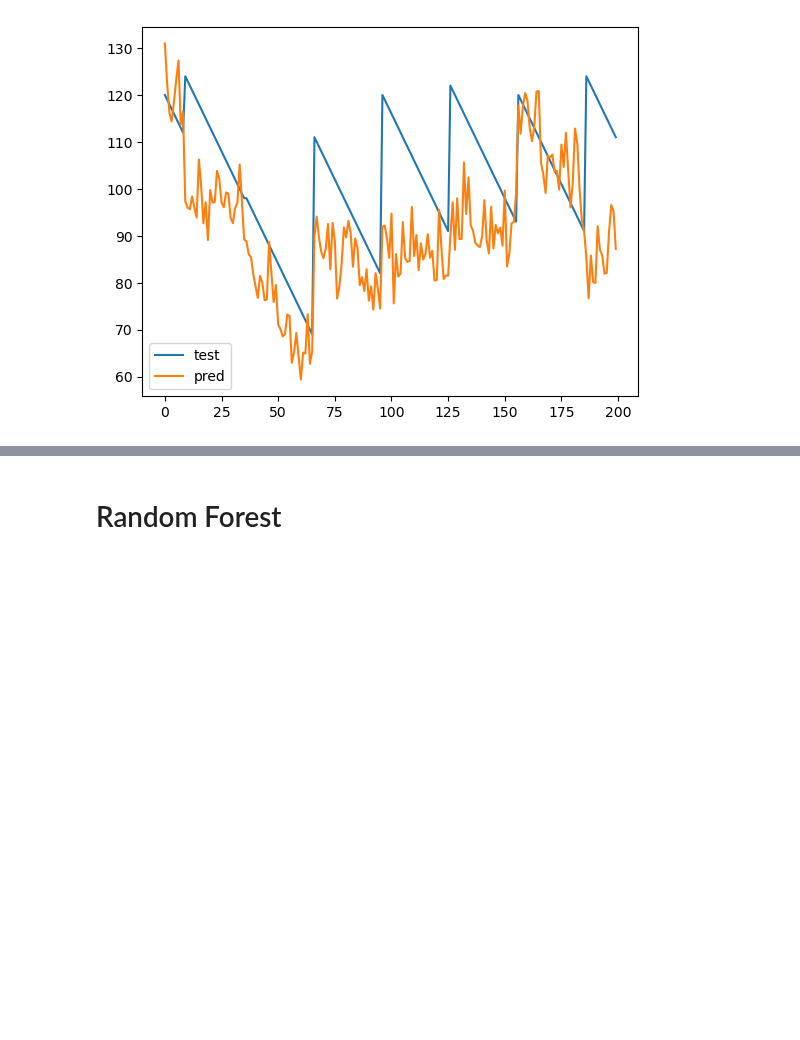
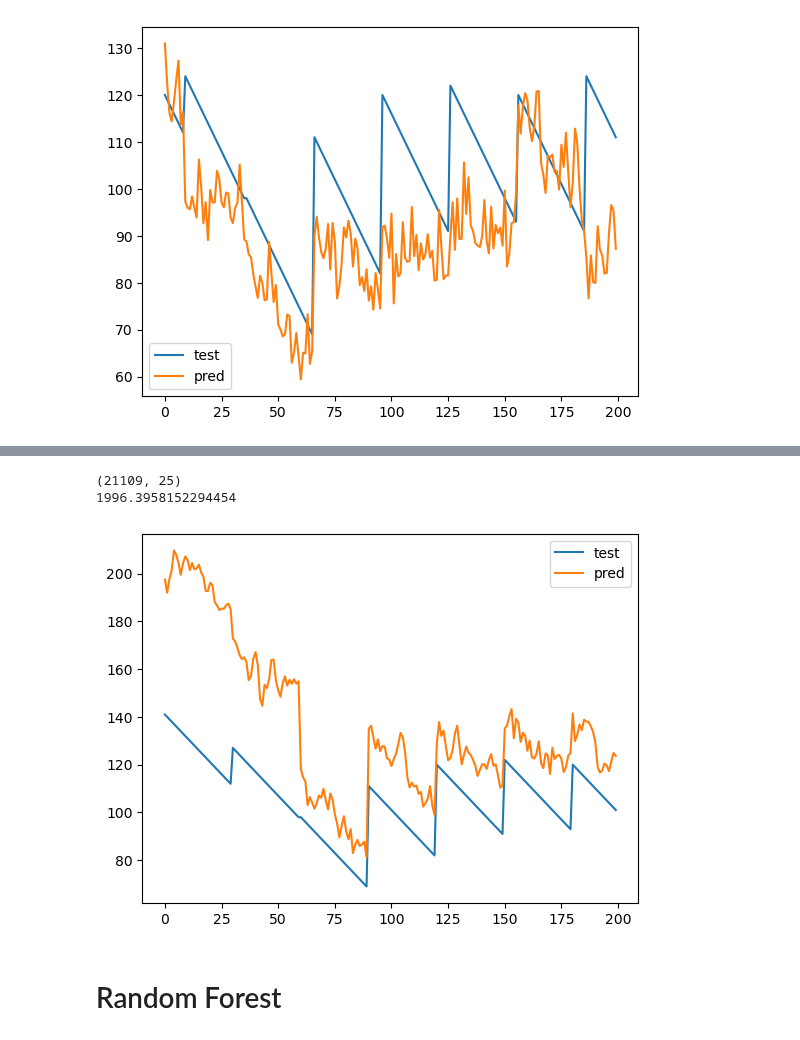
Before and after one commit to nrmshaw100/ECE447_Project, a Jupyter notebook: main.ipynb, the cells around one changed output, grey strips where cells are left out. Drawn from its saved outputs; the diff is of its cells as text; code cells hidden in the pictures; blank space fills up the shorter version.

```diff
--- a/main.ipynb
+++ b/main.ipynb
@@ -488,8 +488,10 @@ for k in pipe_C_test:
     xc_test_list.append(df.drop(columns=["RUL", "True_RUL"]))
 
 # Concatenate all datasets into final matrices
-xc_test = pd.concat(xa_test_list, ignore_index=True)
-yc_test = pd.concat(ya_test_list, ignore_index=True)
+xc_test = pd.concat(xc_test_list, ignore_index=True).drop(columns=["Unit Number", "Dataset"])
+yc_test = pd.concat(yc_test_list, ignore_index=True).rename(columns={"True_RUL": "RUL"})
+split_test_C = train_val_split(pipe_C_test, test_size=0.3)
+test_ref_C = pd.concat(pipe_C_test.values(), ignore_index=True)
 # %% [markdown]
 # 3. Model Training
 to allow enable concurrent training of the models without having to worry about available compute time on google colab, each of the models was trained in a separate python file and the best result on the validation is run and compared on the testing data below. Links to each of the python scripts will be provided somewhere.
@@ -565,14 +583,18 @@ plt.show()
 # %%
-X_last_n, y_last_n, bunk = get_last_n_values(xa_test, ya_test, test_ref_A, 30)
+X_last_n, y_last_n, bunk = get_last_n_values(xc_test, yc_test, test_ref_C, 30)
 print(X_last_n.shape)
 
-ridgeA = linear_model.Ridge(alpha=0.01)
-ridgeA.fit(xA_train_std, yA_train_std)
-y_pred = y_scaler.inverse_transform(ridgeA.predict(X_last_n).reshape(-1, 1))
+ridgeC = linear_model.Ridge(alpha=0.01)
+ridgeC.fit(xC_train, yC_train)
+y_pred = ridgeC.predict(X_last_n).reshape(-1, 1)
 
 print(mean_squared_error(y_last_n, y_pred))
 
 plt.plot(y_last_n[:200], label='True RUL')
 plt.plot(y_pred[:200], label='Predicted RUL')
 plt.legend(["test", "pred"])
 plt.show()
+# %% [output]
+(21109, 25)
+1996.3958152294454
+[figure, added]
```
Also changed, not shown: parts of 6 cells of this notebook, 36 other files.
